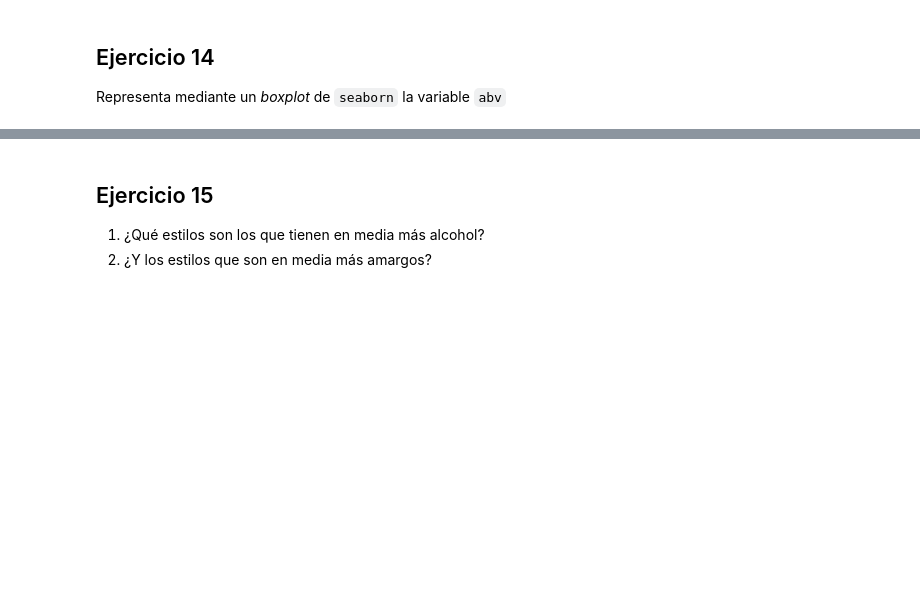
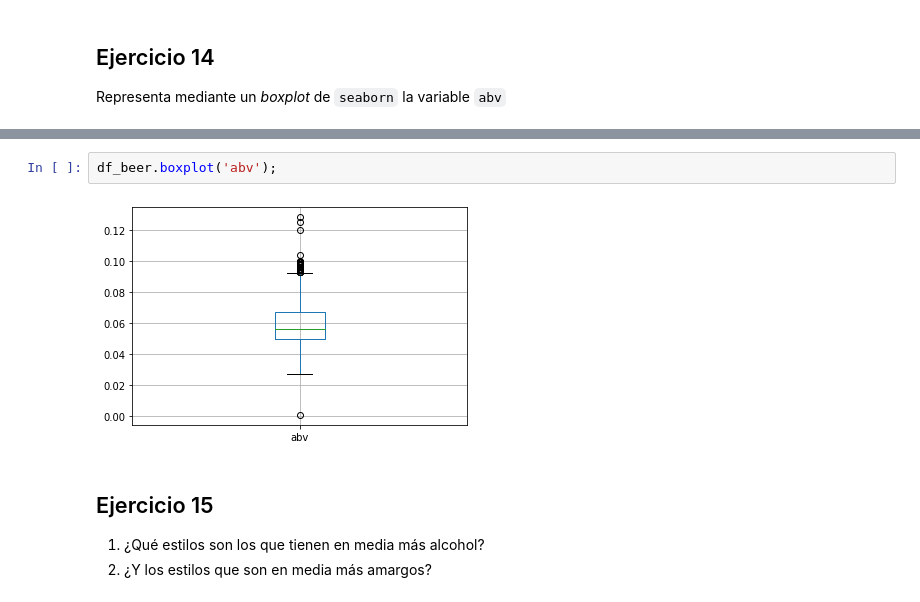
Before and after one commit to MNievas12/ds_thebridge_6_22, a Jupyter notebook: 2-Data_Analysis/2-Pandas/Práctica/9-Beers/birras_repaso.ipynb, the cells around one changed output, grey strips where cells are left out. Cells and saved outputs as stored; diff of their text form; blank space fills up the shorter version.

```diff
--- a/2-Data_Analysis/2-Pandas/Práctica/9-Beers/birras_repaso.ipynb
+++ b/2-Data_Analysis/2-Pandas/Práctica/9-Beers/birras_repaso.ipynb
@@ -390,3 +408,7 @@ Representa mediante un *boxplot* de `seaborn` la variable `abv`
+# %%
+df_beer.boxplot('abv');
+# %% [output]
+[figure, added]
 # %% [markdown]
 ## Ejercicio 15
 1. ¿Qué estilos son los que tienen en media más alcohol?
```
Also changed, not shown: parts of 30 cells of this notebook.
